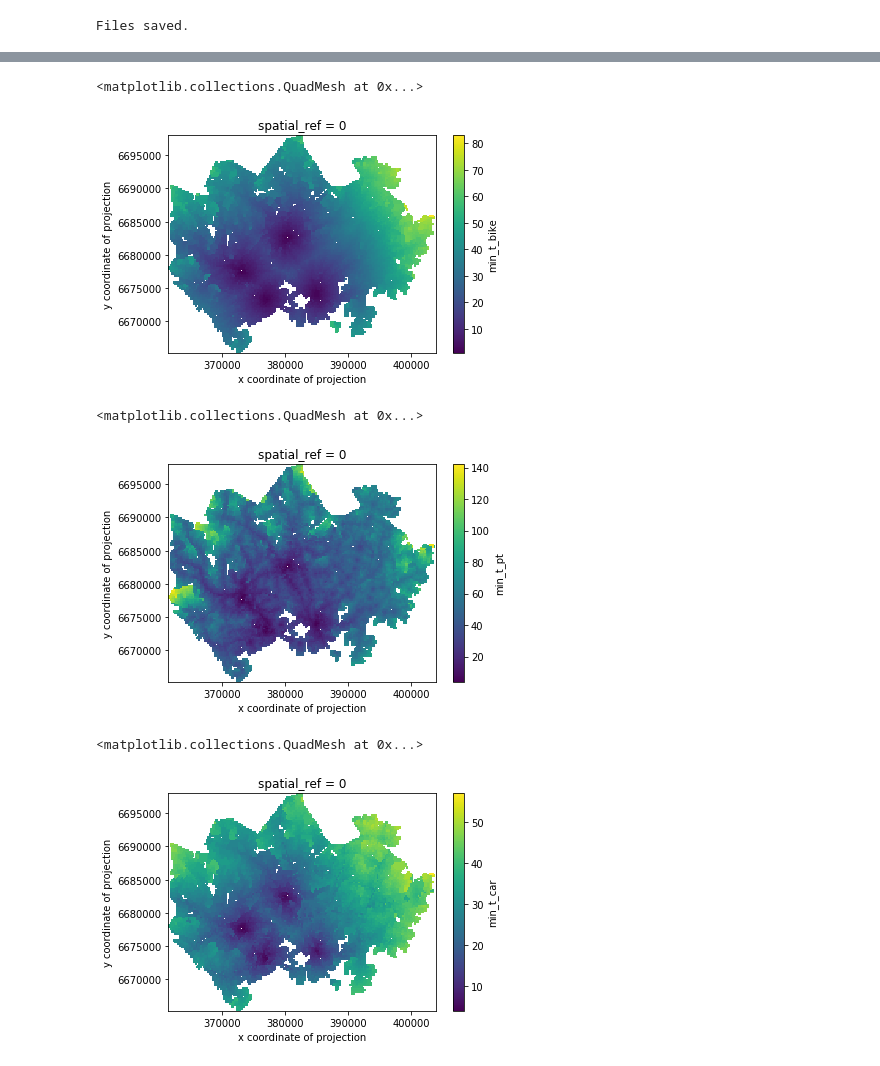
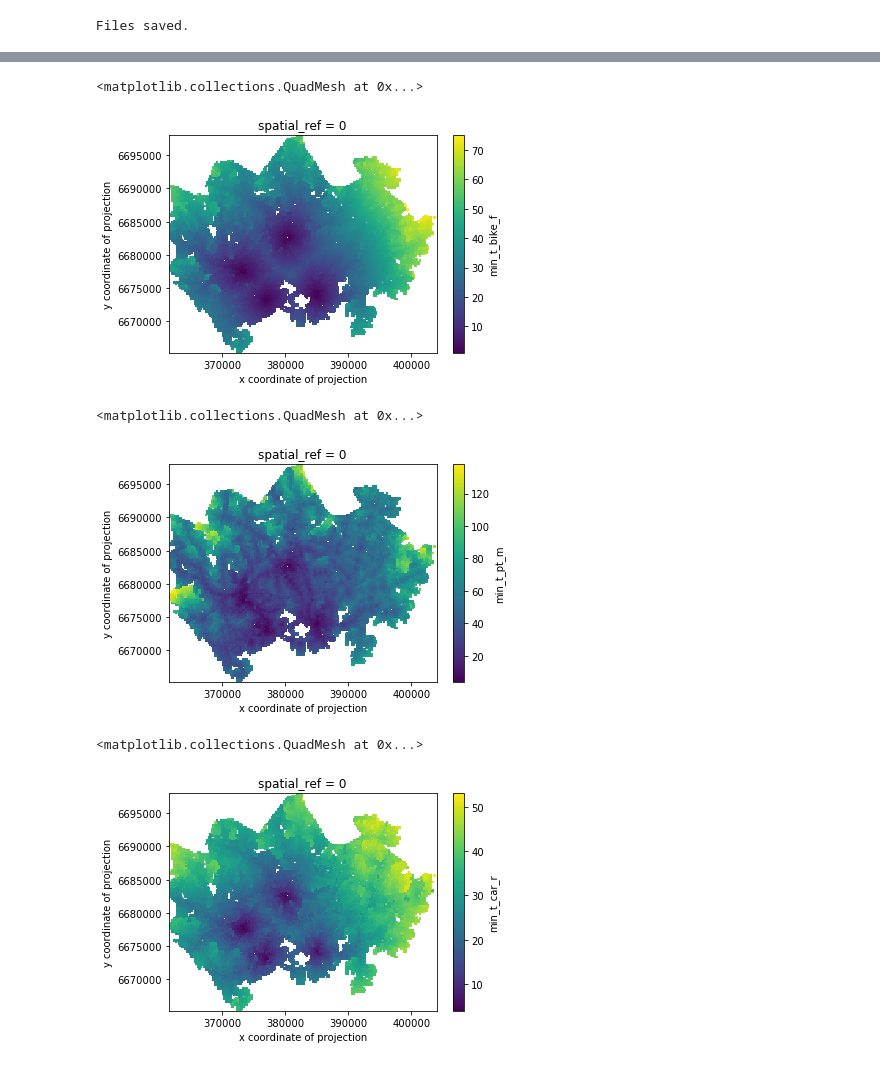
Before and after one commit to petterimuukkonen/sportsfacilities, a Jupyter notebook: grid-to-tiff.ipynb, the cells around one changed output, grey strips where cells are left out. Cells and saved outputs as stored; diff of their text form; code cells hidden in the pictures.

Commit message:
small adjustments to map visualisation

```diff
--- a/grid-to-tiff.ipynb
+++ b/grid-to-tiff.ipynb
@@ -40,7 +41,7 @@ Files saved.
 from geocube.api.core import make_geocube
 
 # määritellään mistä attribuuteista tehdään rasterit
-attr_list = ["min_t_bike","min_t_pt","min_t_car"]
+attr_list = ["min_t_bike_f", "min_t_bike_s","min_t_pt_r","min_t_pt_m","min_t_car_r","min_t_car_m", "min_t_walk"]
 
 # luodaan geocube 250m spat.resoluutiolle
 cube = make_geocube(vector_data=geodata, measurements= attr_list, resolution=(250, -250))
@@ -47,15 +53,15 @@ cube = make_geocube(vector_data=geodata, measurements= attr_list, resolution=(25
 # %%
-cube.min_t_bike.plot()
+cube.min_t_bike_f.plot()
 # %% [output]
 <matplotlib.collections.QuadMesh at 0x...>
-[figure, old version]
+[figure, new version]
 # %%
-cube.min_t_pt.plot()
+cube.min_t_pt_m.plot()
 # %% [output]
 <matplotlib.collections.QuadMesh at 0x...>
-[figure, old version]
+[figure, new version]
 # %%
-cube.min_t_car.plot()
+cube.min_t_car_r.plot()
 # %% [output]
 <matplotlib.collections.QuadMesh at 0x...>
-[figure, old version]
+[figure, new version]
```
Also changed, not shown: parts of 2 cells of this notebook, 21 other files.
